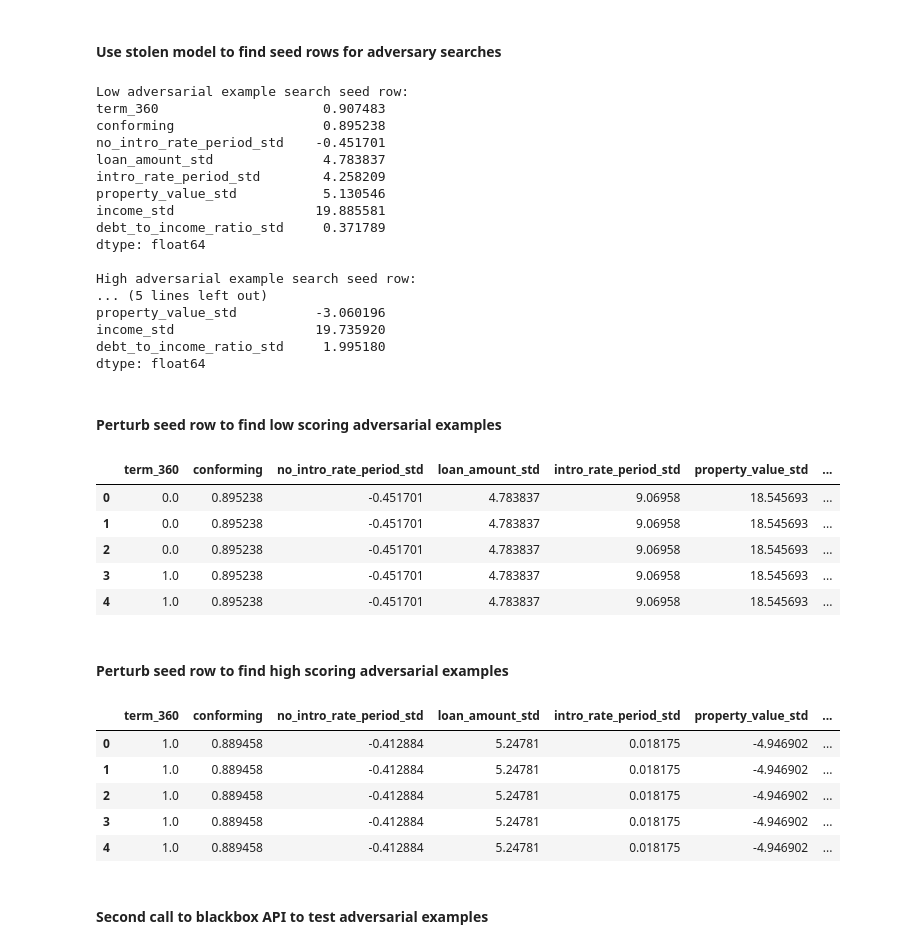
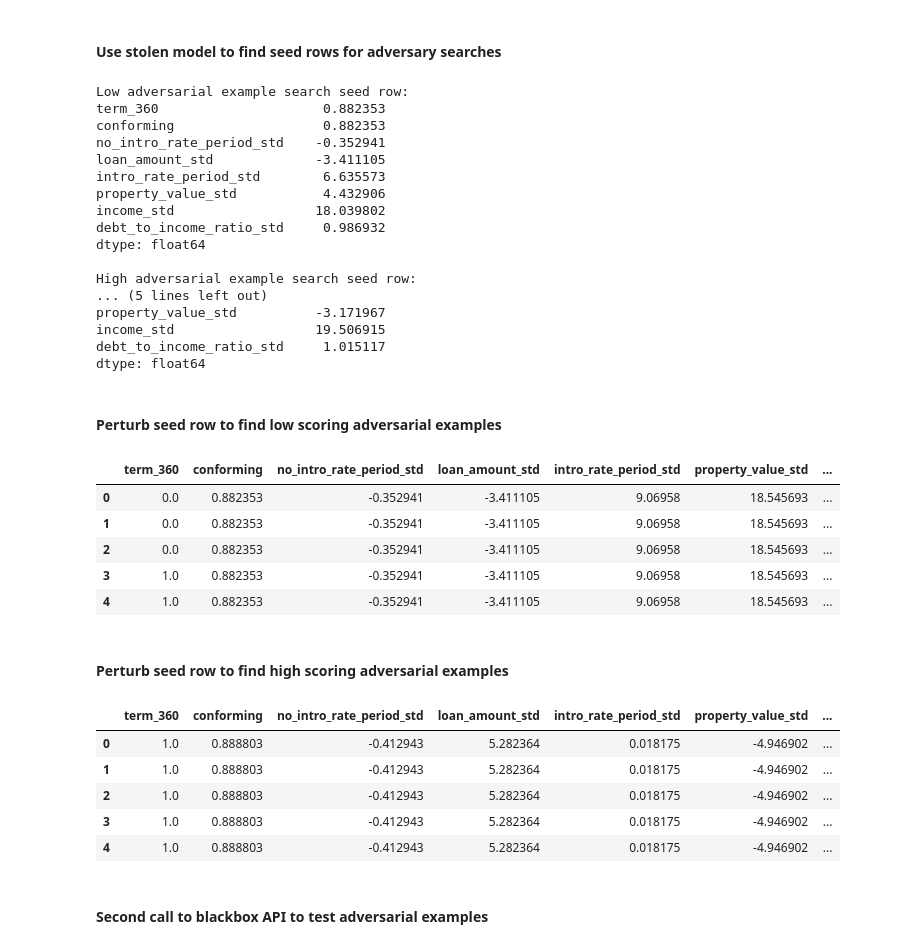
Before and after one commit to jphall663/GWU_rml, a Jupyter notebook: assignments/assignment_4/assign_4_template.ipynb, the cells around one changed output. Saved outputs shown, nothing was run; the diff lists cells and outputs as text; code cells hidden in the pictures.

```diff
--- a/assignments/assignment_4/assign_4_template.ipynb
+++ b/assignments/assignment_4/assign_4_template.ipynb
@@ -383,74 +320,80 @@ The stolen model is accurate enough (R2=0.79, RMSE=0.06), and importantly, very
 # %% [markdown]
 #### Use stolen model to find seed rows for adversary searches
 # %%
-low_adversary_seed = random_frame.loc[(random_frame['property_value_std'] >= -0.058) &
-                                      (random_frame['debt_to_income_ratio_std'] < 1.308) &
-                                      (random_frame['intro_rate_period_std'] >= 2.375), :].mean()
+low_adversary_seed = random_frame.loc[(random_frame['intro_rate_period_std'] >= 4.63) &
+                                      (random_frame['loan_amount_std'] < -1.25) &
+                                      (random_frame['property_value_std'] >= -0.9)].mean() # note this traces the stolen tree to the lowest prediction - does it trace your tree?
+
 print('Low adversarial example search seed row:')
 print(low_adversary_seed)
 print()
 
-high_adversary_seed = random_frame.loc[(random_frame['property_value_std'] < -0.647) &
-                                       (random_frame['intro_rate_period_std'] < 2.28) &
-                                       (random_frame['debt_to_income_ratio_std'] >= 1.3) &
-                                       (random_frame['term_360'] >= 0.5), :].mean()
+high_adversary_seed = random_frame.loc[(random_frame['intro_rate_period_std'] < 2.26) &
+                                       (random_frame['income_std'] < 233) &
+                                       (random_frame['property_value_std'] < -0.8), :].mean() # note this traces the stolen tree to the highest prediction - does it trace your tree?
+
 print('High adversarial example search seed row:')
 print(high_adversary_seed)
 # %% [output]
 Low adversarial example search seed row:
-term_360                     0.907483
-conforming                   0.895238
-no_intro_rate_period_std    -0.451701
-loan_amount_std              4.783837
-intro_rate_period_std        4.258209
-property_value_std           5.130546
-income_std                  19.885581
-debt_to_income_ratio_std     0.371789
+term_360                     0.882353
+conforming                   0.882353
+no_intro_rate_period_std    -0.352941
+loan_amount_std             -3.411105
+intro_rate_period_std        6.635573
+property_value_std           4.432906
+income_std                  18.039802
+debt_to_income_ratio_std     0.986932
 dtype: float64
 
 High adversarial example search seed row:
 ... (5 lines left out)
-property_value_std          -3.060196
-income_std                  19.735920
-debt_to_income_ratio_std     1.995180
+property_value_std          -3.171967
+income_std                  19.506915
+debt_to_income_ratio_std     1.015117
 dtype: float64
 # %% [markdown]
 #### Perturb seed row to find low scoring adversarial examples
 # %%
 # init results frames
 low_adversary_frame = pd.DataFrame(columns=list(schema_dict.keys()))
 
 # quantiles over which to search
 low_quantiles = [0.01, 0.05, 0.1, 0.25, 0.5]
 high_quantiles = [0.99, 0.95, 0.9, 0.75, 0.5]
 
+idx = 0
+
 # generate potential adversarial examples across four important features
 # using values of each feature and seeded by information from stolen tree
 for a in list(random_frame['property_value_std'].quantile(high_quantiles)):
         for b in list(random_frame['intro_rate_period_std'].quantile(high_quantiles)):
             for c in list(random_frame['debt_to_income_ratio_std'].quantile(low_quantiles)):
                 for d in list(random_frame['term_360'].quantile(low_quantiles)):
-                    low_adversary_seed['property_value_std'] = a
-                    low_adversary_seed['intro_rate_period_std'] = b
-                    low_adversary_seed['debt_to_income_ratio_std'] = c
-                    low_adversary_seed['term_360'] = d
-                    low_adversary_frame = low_adversary_frame.append(low_adversary_seed,
-                                                                     ignore_index=True, sort=False)
+                    low_adversary_seed_frame = pd.DataFrame(np.reshape(low_adversary_seed.values, (1, 8)), columns=list(schema_dict.keys()), index=[idx])
+                    low_adversary_seed_frame['property_value_std'] = a
+                    low_adversary_seed_frame['intro_rate_period_std'] = b
+                    low_adversary_seed_frame['debt_to_income_ratio_std'] = c
+                    low_adversary_seed_frame['term_360'] = d
+                    low_adversary_frame = pd.concat([low_adversary_frame, low_adversary_seed_frame], axis=0)
+                    idx += 1
 
 # view potential low scoring adversarial examples
 low_adversary_frame.head()
 # %% [output]
 |  | term_360 | conforming | no_intro_rate_period_std | loan_amount_std | intro_rate_period_std | property_value_std | ... |
-| 0 | 0.0 | 0.895238 | -0.451701 | 4.783837 | 9.06958 | 18.545693 | ... |
-| 1 | 0.0 | 0.895238 | -0.451701 | 4.783837 | 9.06958 | 18.545693 | ... |
-| 2 | 0.0 | 0.895238 | -0.451701 | 4.783837 | 9.06958 | 18.545693 | ... |
-| 3 | 1.0 | 0.895238 | -0.451701 | 4.783837 | 9.06958 | 18.545693 | ... |
-| 4 | 1.0 | 0.895238 | -0.451701 | 4.783837 | 9.06958 | 18.545693 | ... |
+| 0 | 0.0 | 0.882353 | -0.352941 | -3.411105 | 9.06958 | 18.545693 | ... |
+| 1 | 0.0 | 0.882353 | -0.352941 | -3.411105 | 9.06958 | 18.545693 | ... |
+| 2 | 0.0 | 0.882353 | -0.352941 | -3.411105 | 9.06958 | 18.545693 | ... |
+| 3 | 1.0 | 0.882353 | -0.352941 | -3.411105 | 9.06958 | 18.545693 | ... |
+| 4 | 1.0 | 0.882353 | -0.352941 | -3.411105 | 9.06958 | 18.545693 | ... |
 # %% [markdown]
 #### Perturb seed row to find high scoring adversarial examples
 # %%
 # init results frames
 high_adversary_frame = pd.DataFrame(columns=list(schema_dict.keys()))
+
+idx = 0
 
 # generate potential adversarial examples across four important features
 # using values of each feature and seeded by information from stolen tree
@@ -458,22 +401,23 @@ for a in list(random_frame['property_value_std'].quantile(low_quantiles)):
         for b in list(random_frame['intro_rate_period_std'].quantile(low_quantiles)):
             for c in list(random_frame['debt_to_income_ratio_std'].quantile(high_quantiles)):
                 for d in list(random_frame['term_360'].quantile(high_quantiles)):
+                    high_adversary_seed_frame = pd.DataFrame(np.reshape(high_adversary_seed.values, (1, 8)), columns=list(schema_dict.keys()), index=[idx])
                     high_adversary_seed['property_value_std'] = a
                     high_adversary_seed['intro_rate_period_std'] = b
                     high_adversary_seed['debt_to_income_ratio_std'] = c
                     high_adversary_seed['term_360'] = d
-                    high_adversary_frame = high_adversary_frame.append(high_adversary_seed,
-                                                                       ignore_index=True, sort=False)
+                    high_adversary_frame = pd.concat([high_adversary_frame, high_adversary_seed_frame], axis=0)
+                    idx += 1
 
 # view potential high scoring adversarial examples
 high_adversary_frame.head()
 # %% [output]
 |  | term_360 | conforming | no_intro_rate_period_std | loan_amount_std | intro_rate_period_std | property_value_std | ... |
-| 0 | 1.0 | 0.889458 | -0.412884 | 5.24781 | 0.018175 | -4.946902 | ... |
-| 1 | 1.0 | 0.889458 | -0.412884 | 5.24781 | 0.018175 | -4.946902 | ... |
-| 2 | 1.0 | 0.889458 | -0.412884 | 5.24781 | 0.018175 | -4.946902 | ... |
-| 3 | 1.0 | 0.889458 | -0.412884 | 5.24781 | 0.018175 | -4.946902 | ... |
-| 4 | 1.0 | 0.889458 | -0.412884 | 5.24781 | 0.018175 | -4.946902 | ... |
+| 0 | 1.0 | 0.888803 | -0.412943 | 5.282364 | 0.018175 | -4.946902 | ... |
+| 1 | 1.0 | 0.888803 | -0.412943 | 5.282364 | 0.018175 | -4.946902 | ... |
+| 2 | 1.0 | 0.888803 | -0.412943 | 5.282364 | 0.018175 | -4.946902 | ... |
+| 3 | 1.0 | 0.888803 | -0.412943 | 5.282364 | 0.018175 | -4.946902 | ... |
+| 4 | 1.0 | 0.888803 | -0.412943 | 5.282364 | 0.018175 | -4.946902 | ... |
 # %% [markdown]
 #### Second call to blackbox API to test adversarial examples
 # %%
```
Also changed, not shown: parts of 15 cells of this notebook.
